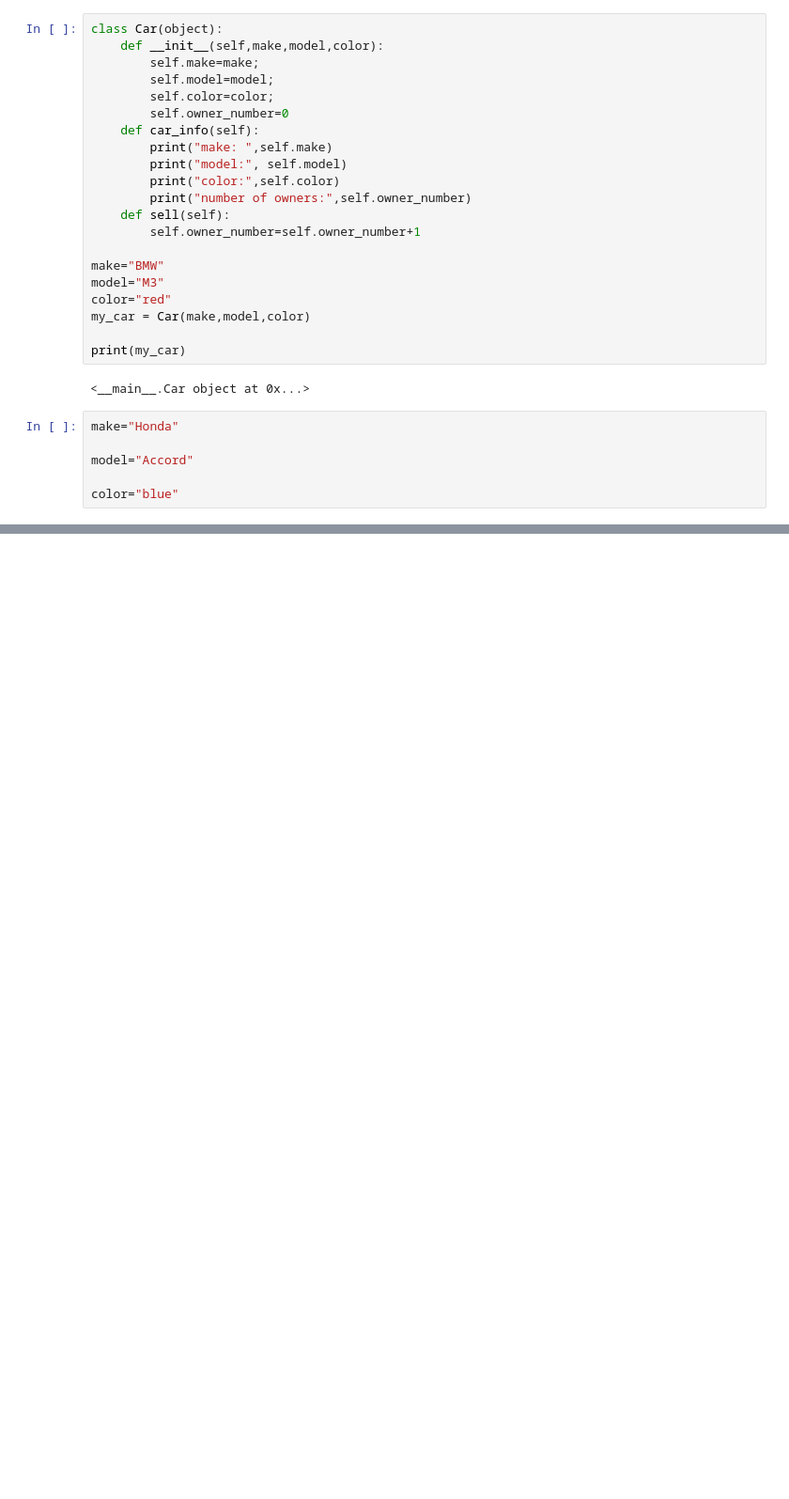
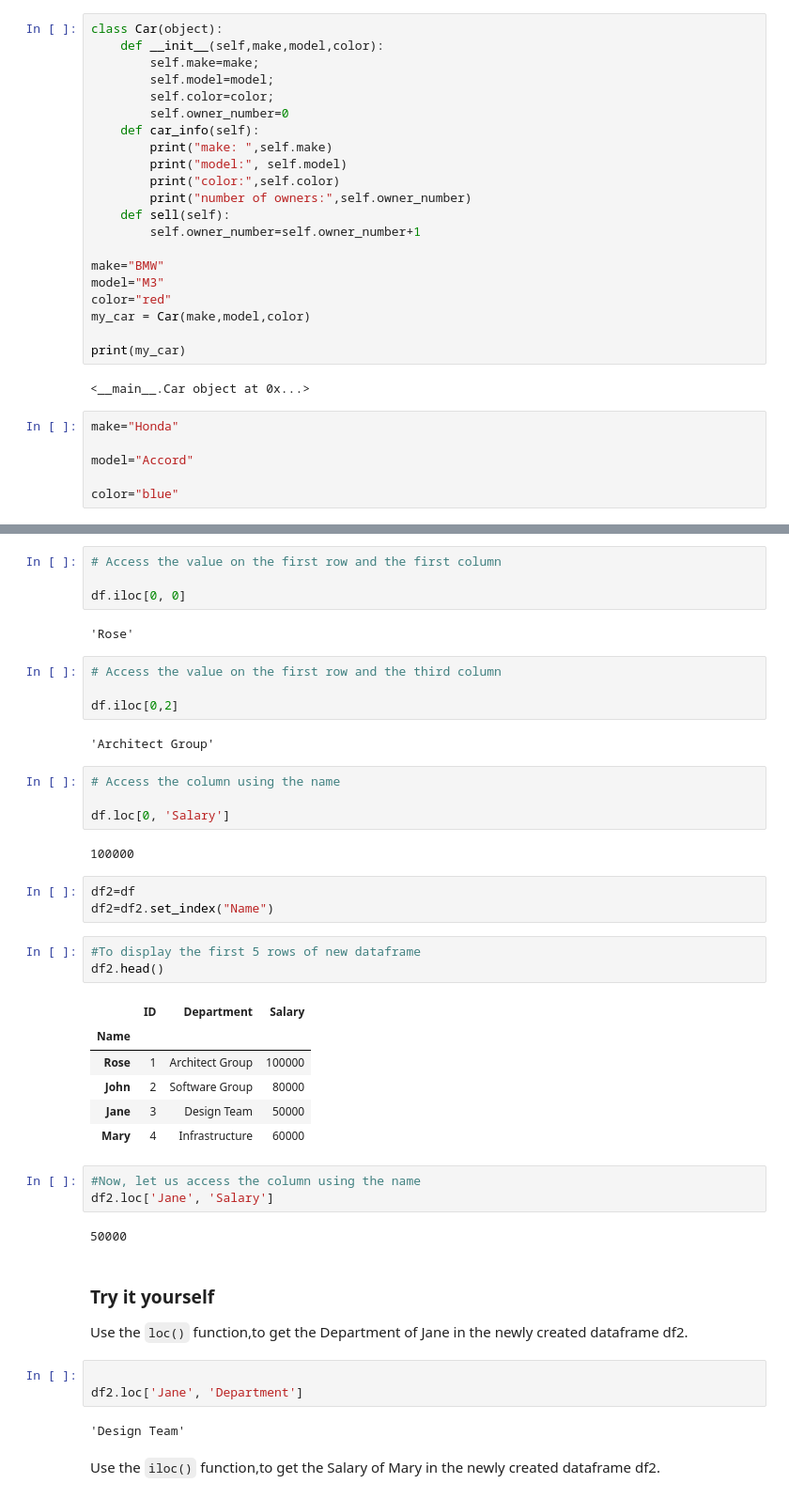
Before and after one commit to PosgradoMNA/actividades-de-aprendizaje-flynnGodslayer, a Jupyter notebook: Code_from_course_1_2_3_4.ipynb, the cells around one changed output, grey strips where cells are left out. Shown at 94% size. Drawn from its saved outputs; the diff is of its cells as text; blank space fills up the shorter version.

```diff
--- a/Code_from_course_1_2_3_4.ipynb
+++ b/Code_from_course_1_2_3_4.ipynb
@@ -905,0 +1550,46 @@ color="blue"
+# %%
+# Access the value on the first row and the first column
+
+df.iloc[0, 0]
+# %% [output]
+'Rose'
+# %%
+# Access the value on the first row and the third column
+
+df.iloc[0,2]
+# %% [output]
+'Architect Group'
+# %%
+# Access the column using the name
+
+df.loc[0, 'Salary']
+# %% [output]
+100000
+# %%
+df2=df
+df2=df2.set_index("Name")
+# %%
+#To display the first 5 rows of new dataframe
+df2.head()
+# %% [output]
+|  | ID | Department | Salary |
+| Name |  |  |  |
+| Rose | 1 | Architect Group | 100000 |
+| John | 2 | Software Group | 80000 |
+| Jane | 3 | Design Team | 50000 |
+| Mary | 4 | Infrastructure | 60000 |
+# %%
+#Now, let us access the column using the name
+df2.loc['Jane', 'Salary']
+# %% [output]
+50000
+# %% [markdown]
+### Try it yourself
+Use the <code>loc()</code> function,to get the Department of Jane in the newly created dataframe df2.
+# %%
+
+df2.loc['Jane', 'Department']
+# %% [output]
+'Design Team'
+# %% [markdown]
+Use the <code>iloc()</code> function,to get the Salary of Mary in the newly created dataframe df2.
```
Also changed, not shown: parts of 146 cells of this notebook.
